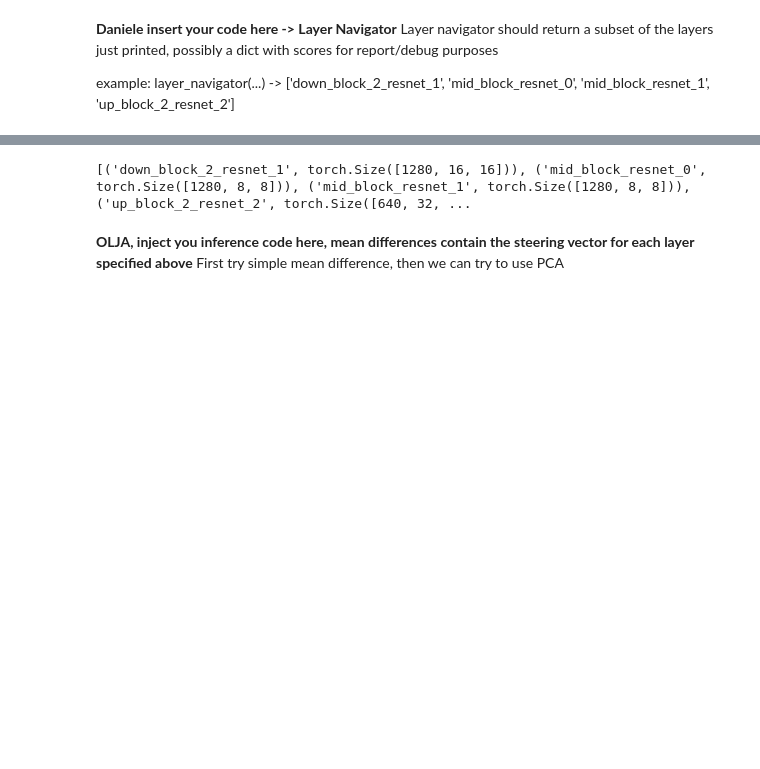
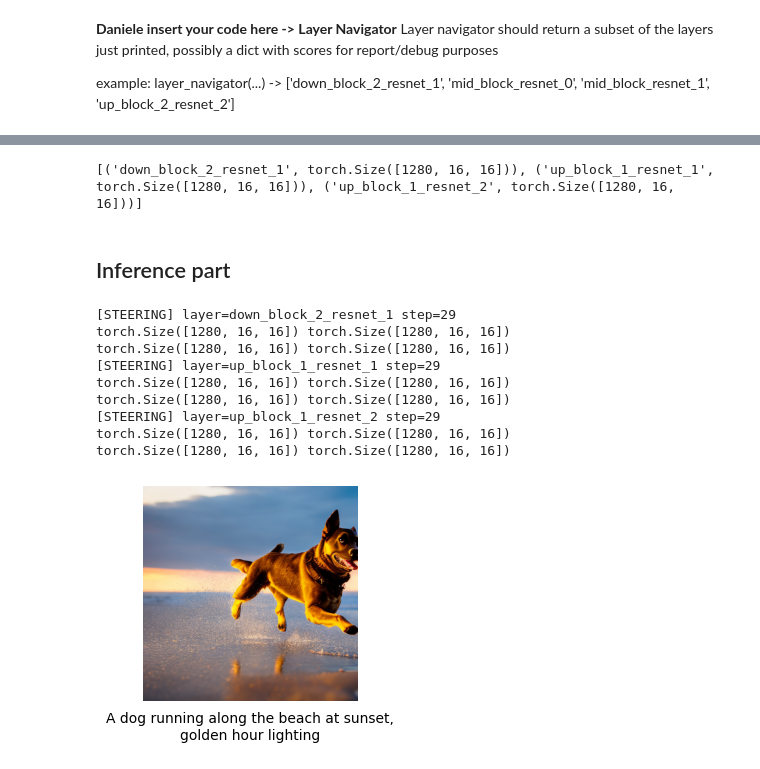
Before and after one commit to the-summoning/aml-project, a Jupyter notebook: aml-project.ipynb, the cells around one changed output, grey strips where cells are left out. Cells and saved outputs as stored; diff of their text form; code cells hidden in the pictures; blank space fills up the shorter version.

Commit message:
add inference with dot product

```diff
--- a/aml-project.ipynb
+++ b/aml-project.ipynb
@@ -139,7 +145,7 @@ def get_layers_activations_at_timestep(forget_acts, retain_acts, layers: list[st
 
     return forget_layers, retain_layers
 # %%
-dogs_dataset = pd.read_csv('/kaggle/input/prompts-steering/dogs.csv')
+dogs_dataset = pd.read_csv('./dogs.csv')
 
 dog_prompts = dogs_dataset['positive'].tolist()
 non_dog_prompts = dogs_dataset['negative'].tolist()
@@ -308,7 +362,7 @@ print_report(results, top_n=20)
 forget_layers_act, retain_layers_act = get_layers_activations_at_timestep(
     forget_acts,
     retain_acts,
-    ['down_block_2_resnet_1', 'mid_block_resnet_0', 'mid_block_resnet_1', 'up_block_2_resnet_2'],
+    top_k,
     -1 # we take the last timestep
 )
 # %%
@@ -386,11 +440,9 @@ def compute_principal_componets(forget_layers_act, retain_layers_act, n_componen
 
 # components.shape
 # %%
-mean_differences = compute_mean_differences(forget_layers_act, retain_layers_act, True)
+# Calculate steering vectors
+steering_vectors = compute_mean_differences(forget_layers_act, retain_layers_act, True)
 
-print([(layer, steering_vector.shape) for (layer, steering_vector) in mean_differences.items()])
+print([(layer, steering_vector.shape) for (layer, steering_vector) in steering_vectors.items()])
 # %% [output]
-[('down_block_2_resnet_1', torch.Size([1280, 16, 16])), ('mid_block_resnet_0', torch.Size([1280, 8, 8])), ('mid_block_resnet_1', torch.Size([1280, 8, 8])), ('up_block_2_resnet_2', torch.Size([640, 32, ...
+[('down_block_2_resnet_1', torch.Size([1280, 16, 16])), ('up_block_1_resnet_1', torch.Size([1280, 16, 16])), ('up_block_1_resnet_2', torch.Size([1280, 16, 16]))]
-# %% [markdown]
-**OLJA, inject you inference code here, mean differences contain the steering vector for each layer specified above**
-First try simple mean difference, then we can try to use PCA
@@ -398,0 +449,2 @@ First try simple mean difference, then we can try to use PCA
+# %% [markdown]
+## Inference part
@@ -398,0 +599,26 @@ First try simple mean difference, then we can try to use PCA
+# %%
+
+# Run generation with steering
+prompt = [pos_batch[1]]
+steered_images = generate_with_steering(
+    pipe,
+    prompt[0],
+    steering_vectors,
+    num_inference_steps=30,
+    guidance_scale=7.5,
+    mode="substract",
+)
+
+# Visualize
+show_images(steered_images, prompt, cols=1)
+# %% [output]
+[STEERING] layer=down_block_2_resnet_1 step=29
+torch.Size([1280, 16, 16]) torch.Size([1280, 16, 16])
+torch.Size([1280, 16, 16]) torch.Size([1280, 16, 16])
+[STEERING] layer=up_block_1_resnet_1 step=29
+torch.Size([1280, 16, 16]) torch.Size([1280, 16, 16])
+torch.Size([1280, 16, 16]) torch.Size([1280, 16, 16])
+[STEERING] layer=up_block_1_resnet_2 step=29
+torch.Size([1280, 16, 16]) torch.Size([1280, 16, 16])
+torch.Size([1280, 16, 16]) torch.Size([1280, 16, 16])
+[figure, added]
```
Also changed, not shown: parts of 9 cells of this notebook.
